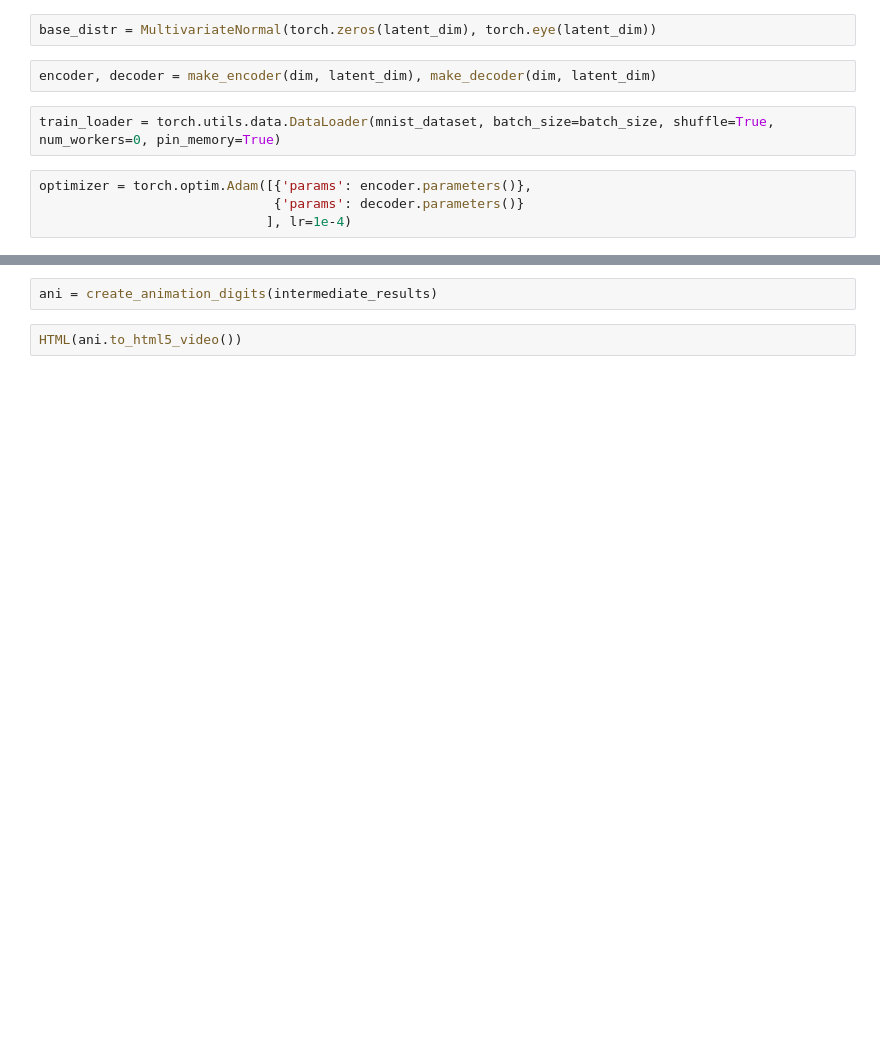
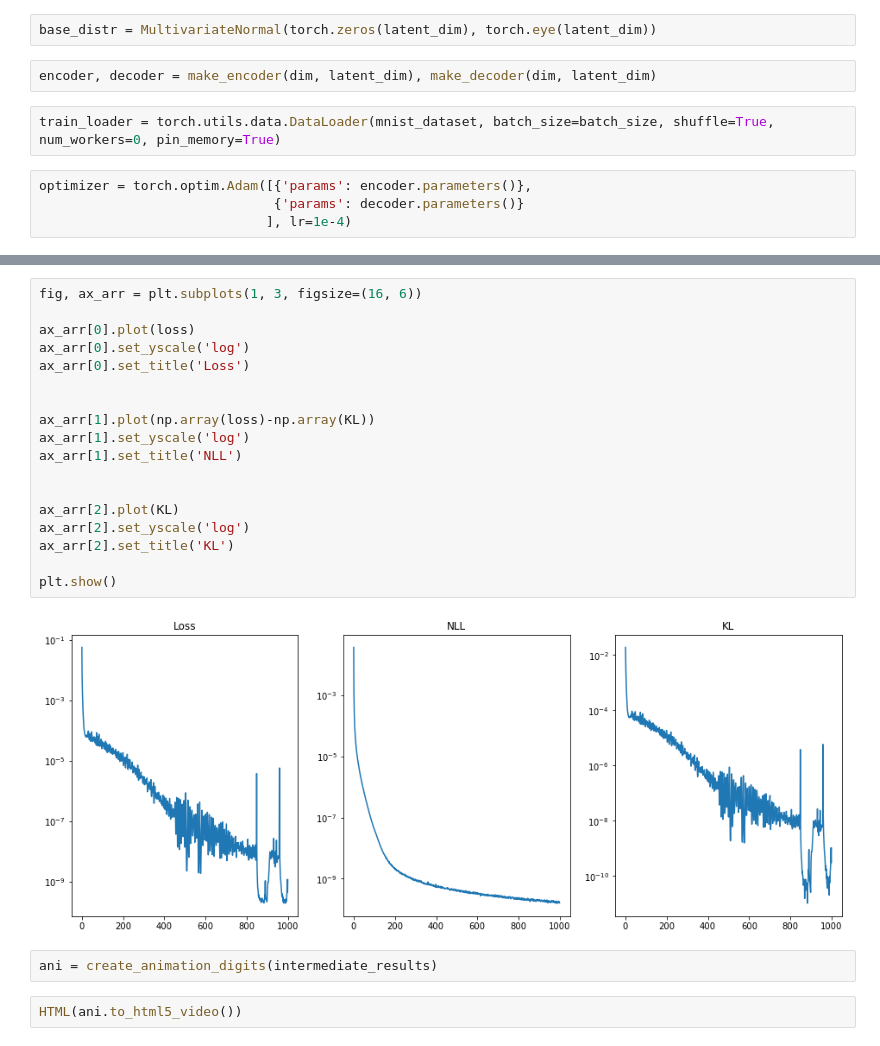
Before and after one commit to SergioAlvarezB/calibration-normalizing-flows, a Jupyter notebook: notebooks/vanilla-VAE.ipynb, the cells around one changed output, grey strips where cells are left out. Drawn from its saved outputs; the diff is of its cells as text; blank space fills up the shorter version.

```diff
--- a/notebooks/vanilla-VAE.ipynb
+++ b/notebooks/vanilla-VAE.ipynb
@@ -197,3 +199,23 @@ epoch: 199, at time: 364.18, loss: 1.075e-05, KL: 1.074e-05
+# %%
+fig, ax_arr = plt.subplots(1, 3, figsize=(16, 6))
+
+ax_arr[0].plot(loss)
+ax_arr[0].set_yscale('log')
+ax_arr[0].set_title('Loss')
+
+
+ax_arr[1].plot(np.array(loss)-np.array(KL))
+ax_arr[1].set_yscale('log')
+ax_arr[1].set_title('NLL')
+
+
+ax_arr[2].plot(KL)
+ax_arr[2].set_yscale('log')
+ax_arr[2].set_title('KL')
+
+plt.show()
+# %% [output]
+[figure, added]
 # %%
 ani = create_animation_digits(intermediate_results)
 # %%
```
Also changed, not shown: parts of 5 cells of this notebook.
